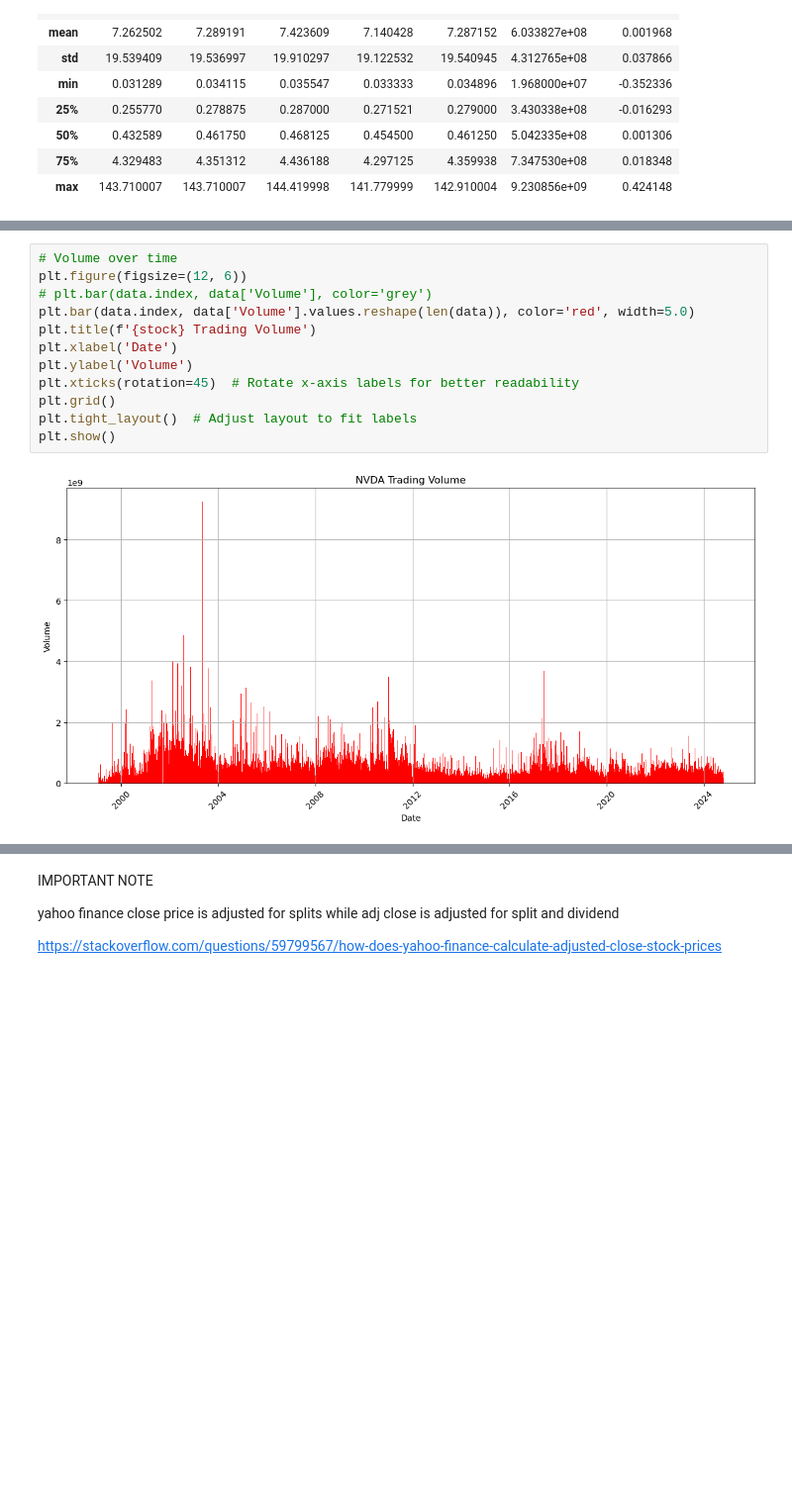
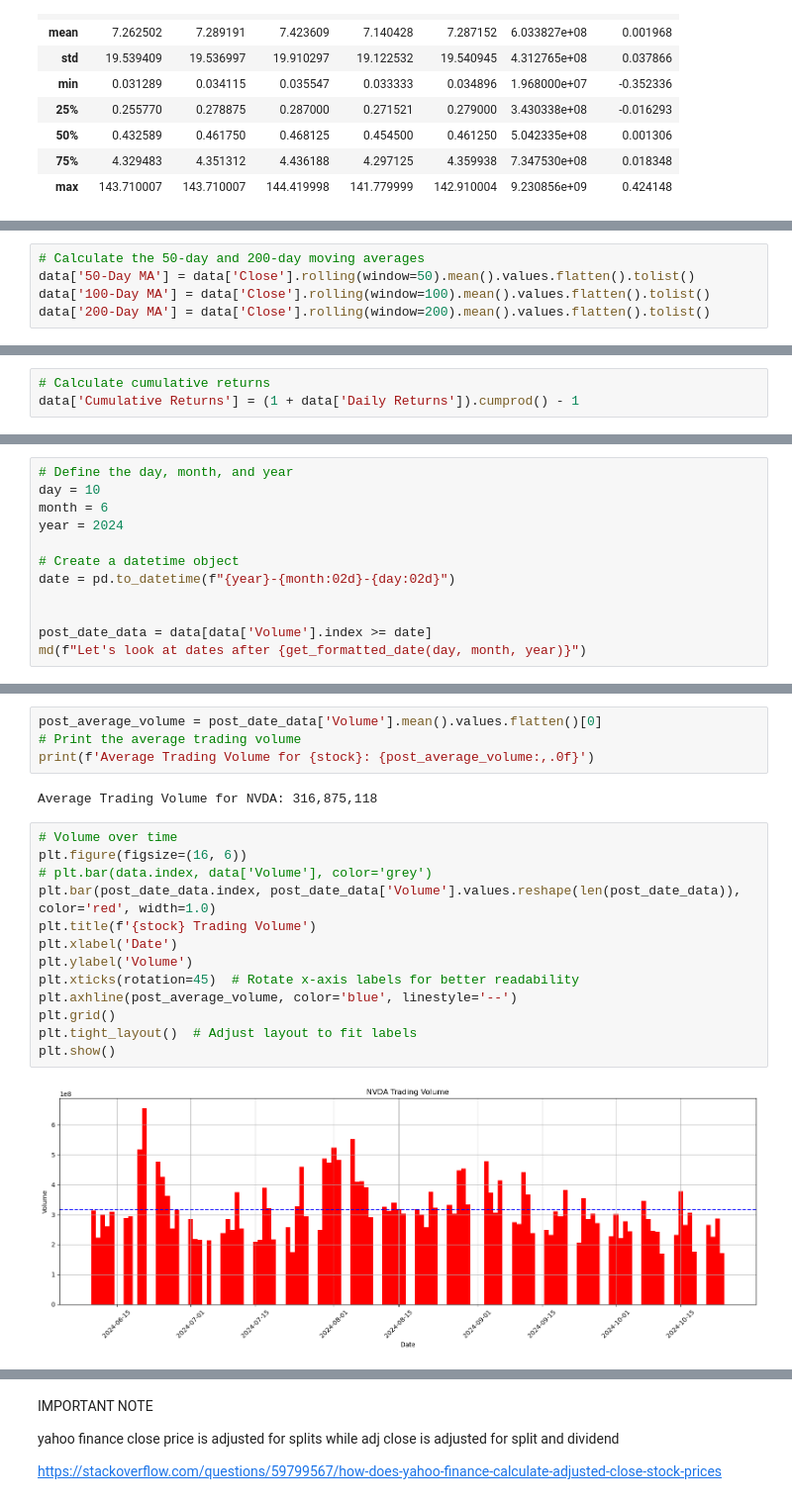
Before and after one commit to Zane564/Quant-Stuff, a Jupyter notebook: nvidia_analysis.ipynb, the cells around one changed output, grey strips where cells are left out. Shown at 99% size. Drawn from its saved outputs; the diff is of its cells as text; blank space fills up the shorter version.

```diff
--- a/nvidia_analysis.ipynb
+++ b/nvidia_analysis.ipynb
@@ -213,0 +220,5 @@ plt.show()
+# %%
+# Calculate the 50-day and 200-day moving averages
+data['50-Day MA'] = data['Close'].rolling(window=50).mean().values.flatten().tolist()
+data['100-Day MA'] = data['Close'].rolling(window=100).mean().values.flatten().tolist()
+data['200-Day MA'] = data['Close'].rolling(window=200).mean().values.flatten().tolist()
@@ -227,0 +307,3 @@ plt.show()
+# %%
+# Calculate cumulative returns
+data['Cumulative Returns'] = (1 + data['Daily Returns']).cumprod() - 1
@@ -229,0 +463,12 @@ plt.show()
+# %%
+# Define the day, month, and year
+day = 10
+month = 6
+year = 2024
+
+# Create a datetime object
+date = pd.to_datetime(f"{year}-{month:02d}-{day:02d}")
+
+
+post_date_data = data[data['Volume'].index >= date]
+md(f"Let's look at dates after {get_formatted_date(day, month, year)}")
@@ -242,14 +489,21 @@ data['Volume'].describe()
+# %%
+post_average_volume = post_date_data['Volume'].mean().values.flatten()[0]
+# Print the average trading volume
+print(f'Average Trading Volume for {stock}: {post_average_volume:,.0f}')
+# %% [output]
+Average Trading Volume for NVDA: 316,875,118
 # %%
 # Volume over time
-plt.figure(figsize=(12, 6))
+plt.figure(figsize=(16, 6))
 # plt.bar(data.index, data['Volume'], color='grey')
-plt.bar(data.index, data['Volume'].values.reshape(len(data)), color='red', width=5.0)
+plt.bar(post_date_data.index, post_date_data['Volume'].values.reshape(len(post_date_data)), color='red', width=1.0)
 plt.title(f'{stock} Trading Volume')
 plt.xlabel('Date')
 plt.ylabel('Volume')
 plt.xticks(rotation=45)  # Rotate x-axis labels for better readability
+plt.axhline(post_average_volume, color='blue', linestyle='--')
 plt.grid()
 plt.tight_layout()  # Adjust layout to fit labels
 plt.show()
 # %% [output]
-[figure, old version]
+[figure, new version]
```
Also changed, not shown: parts of 47 cells of this notebook, 2 other files.
